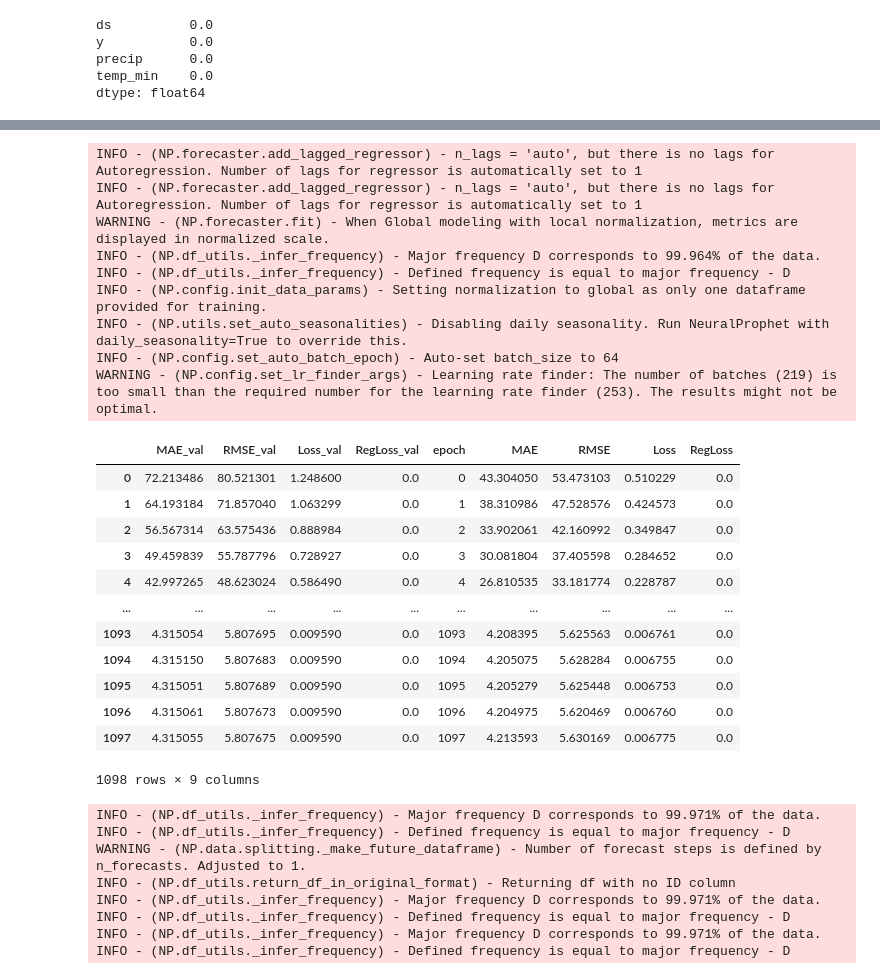
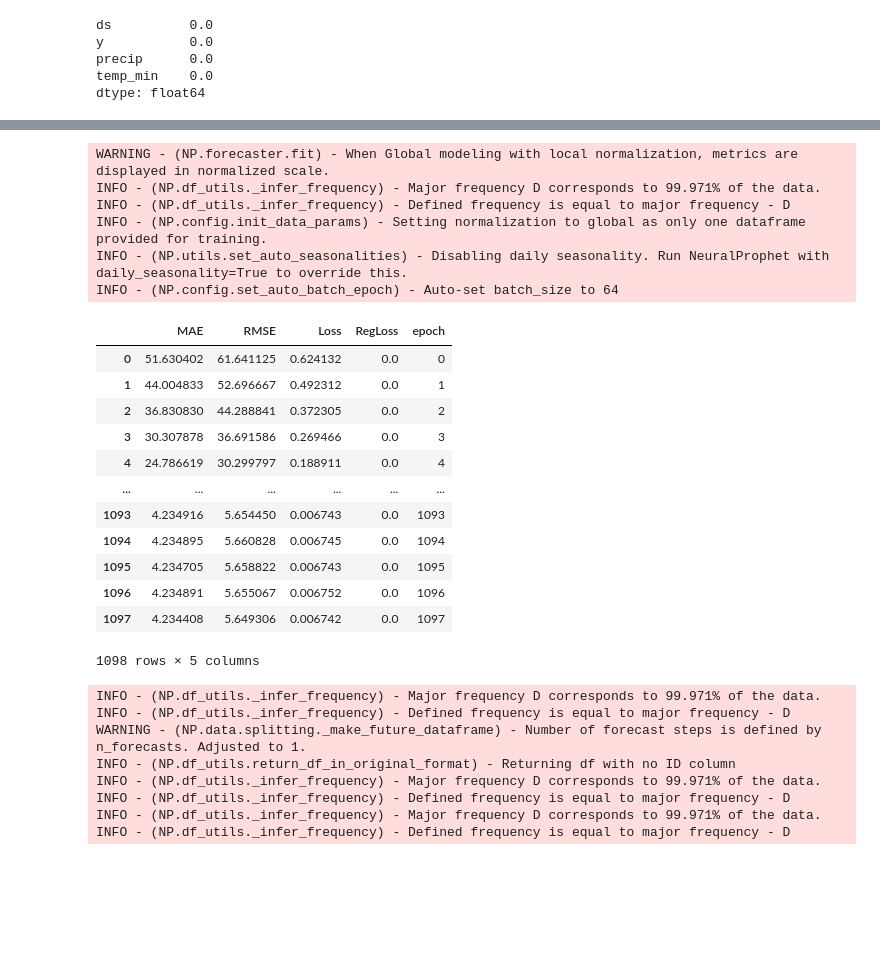
Before and after one commit to MerinGM/Neuralprophet_Weather_forecast, a Jupyter notebook: Neuralpp.ipynb, the cells around one changed output, grey strips where cells are left out. Cells and saved outputs as stored; diff of their text form; code cells hidden in the pictures; blank space fills up the shorter version.

```diff
--- a/Neuralpp.ipynb
+++ b/Neuralpp.ipynb
@@ -5,7 +5,7 @@ import joblib
 # %%
 #core_weather = pd.read_csv("local_weather.csv",parse_dates=["DATE"], index_col=["DATE"])
 # %%
-core_weather = pd.read_csv("local_weather.csv")
+core_weather = pd.read_csv("locale_weather.csv")
 # %%
 core_weather["DATE"]=pd.to_datetime(core_weather["DATE"])
 # %%
@@ -49,6 +26,8 @@ core_weather = core_weather.ffill()
 target = core_weather
 # %%
 target = target[["ds","y","precip","temp_min"]]
+# %%
+target = target[["ds","y"]]
 # %%
 target
 # %% [output]
@@ -91,0 +69,4 @@ Validation dataset size: 3491
+# %%
+temp=NeuralProphet()
+temp.set_plotting_backend("matplotlib")
+temp.fit(target,freq='D',epochs=1000)
@@ -92,28 +94,23 @@ Validation dataset size: 3491
 # %%
-m.add_lagged_regressor('precip')
-m.add_lagged_regressor('temp_min')
-m.fit(train,freq='D',epochs= 1098,validation_df=val)
+m.fit(target,freq='D',epochs= 1098)
 # %% [output]
-INFO - (NP.forecaster.add_lagged_regressor) - n_lags = 'auto', but there is no lags for Autoregression. Number of lags for regressor is automatically set to 1
-INFO - (NP.forecaster.add_lagged_regressor) - n_lags = 'auto', but there is no lags for Autoregression. Number of lags for regressor is automatically set to 1
 WARNING - (NP.forecaster.fit) - When Global modeling with local normalization, metrics are displayed in normalized scale.
-INFO - (NP.df_utils._infer_frequency) - Major frequency D corresponds to 99.964% of the data.
+INFO - (NP.df_utils._infer_frequency) - Major frequency D corresponds to 99.971% of the data.
 INFO - (NP.df_utils._infer_frequency) - Defined frequency is equal to major frequency - D
 INFO - (NP.config.init_data_params) - Setting normalization to global as only one dataframe provided for training.
 INFO - (NP.utils.set_auto_seasonalities) - Disabling daily seasonality. Run NeuralProphet with daily_seasonality=True to override this.
 INFO - (NP.config.set_auto_batch_epoch) - Auto-set batch_size to 64
-WARNING - (NP.config.set_lr_finder_args) - Learning rate finder: The number of batches (219) is too small than the required number for the learning rate finder (253). The results might not be optimal.
-|  | MAE_val | RMSE_val | Loss_val | RegLoss_val | epoch | MAE | RMSE | Loss | RegLoss |
-| 0 | 72.213486 | 80.521301 | 1.248600 | 0.0 | 0 | 43.304050 | 53.473103 | 0.510229 | 0.0 |
-| 1 | 64.193184 | 71.857040 | 1.063299 | 0.0 | 1 | 38.310986 | 47.528576 | 0.424573 | 0.0 |
-| 2 | 56.567314 | 63.575436 | 0.888984 | 0.0 | 2 | 33.902061 | 42.160992 | 0.349847 | 0.0 |
-| 3 | 49.459839 | 55.787796 | 0.728927 | 0.0 | 3 | 30.081804 | 37.405598 | 0.284652 | 0.0 |
-| 4 | 42.997265 | 48.623024 | 0.586490 | 0.0 | 4 | 26.810535 | 33.181774 | 0.228787 | 0.0 |
-| ... | ... | ... | ... | ... | ... | ... | ... | ... | ... |
-| 1093 | 4.315054 | 5.807695 | 0.009590 | 0.0 | 1093 | 4.208395 | 5.625563 | 0.006761 | 0.0 |
-| 1094 | 4.315150 | 5.807683 | 0.009590 | 0.0 | 1094 | 4.205075 | 5.628284 | 0.006755 | 0.0 |
-| 1095 | 4.315051 | 5.807689 | 0.009590 | 0.0 | 1095 | 4.205279 | 5.625448 | 0.006753 | 0.0 |
-| 1096 | 4.315061 | 5.807673 | 0.009590 | 0.0 | 1096 | 4.204975 | 5.620469 | 0.006760 | 0.0 |
-| 1097 | 4.315055 | 5.807675 | 0.009590 | 0.0 | 1097 | 4.213593 | 5.630169 | 0.006775 | 0.0 |
+|  | MAE | RMSE | Loss | RegLoss | epoch |
+| 0 | 51.630402 | 61.641125 | 0.624132 | 0.0 | 0 |
+| 1 | 44.004833 | 52.696667 | 0.492312 | 0.0 | 1 |
+| 2 | 36.830830 | 44.288841 | 0.372305 | 0.0 | 2 |
+| 3 | 30.307878 | 36.691586 | 0.269466 | 0.0 | 3 |
+| 4 | 24.786619 | 30.299797 | 0.188911 | 0.0 | 4 |
+| ... | ... | ... | ... | ... | ... |
+| 1093 | 4.234916 | 5.654450 | 0.006743 | 0.0 | 1093 |
+| 1094 | 4.234895 | 5.660828 | 0.006745 | 0.0 | 1094 |
+| 1095 | 4.234705 | 5.658822 | 0.006743 | 0.0 | 1095 |
+| 1096 | 4.234891 | 5.655067 | 0.006752 | 0.0 | 1096 |
+| 1097 | 4.234408 | 5.649306 | 0.006742 | 0.0 | 1097 |
-1098 rows × 9 columns
+1098 rows × 5 columns
 # %%
```
Also changed, not shown: parts of 36 cells of this notebook, 4 other files.
